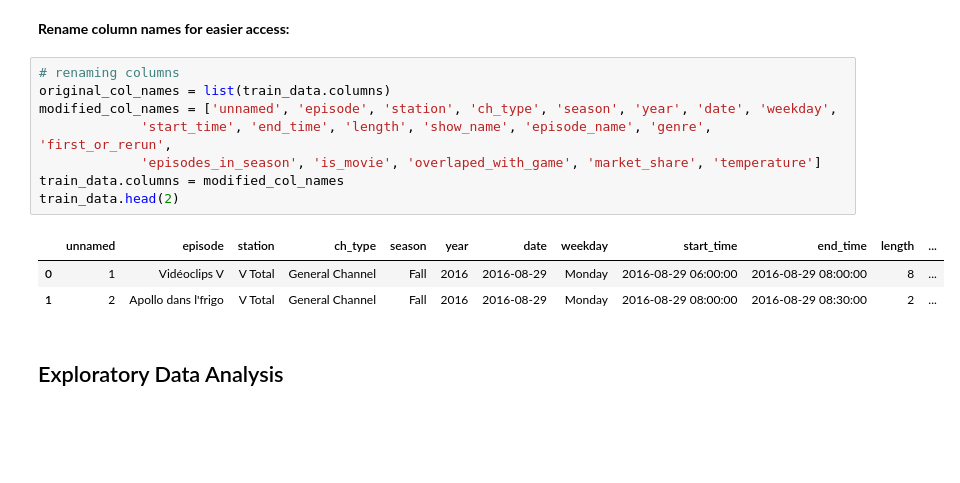
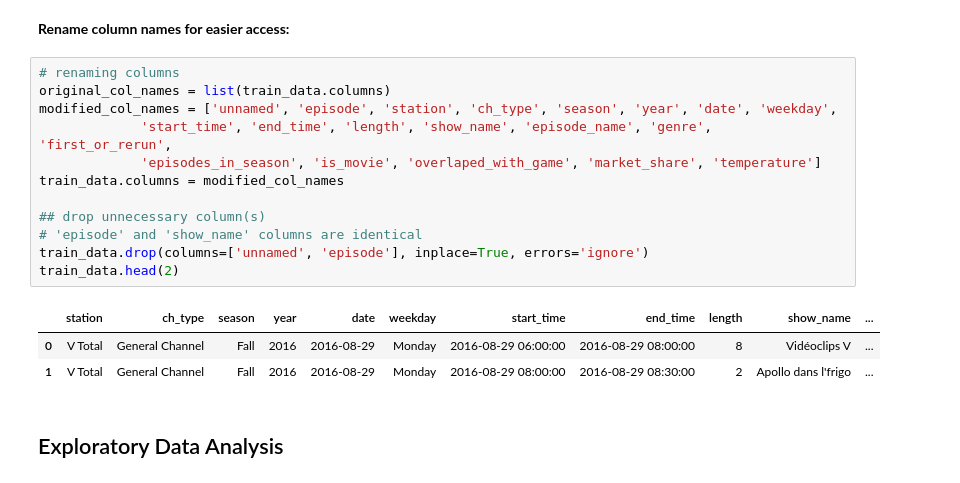
Before and after one commit to Carbonrun/YapAiTek_Challenge, a Jupyter notebook: 01_EDA.ipynb, the cells around one changed output. Drawn from its saved outputs; the diff is of its cells as text; blank space fills up the shorter version.

```diff
--- a/01_EDA.ipynb
+++ b/01_EDA.ipynb
@@ -39,15 +39,19 @@ Training data-set consists of 616656 rows and 20 columns
 # %%
 # renaming columns
 original_col_names = list(train_data.columns)
 modified_col_names = ['unnamed', 'episode', 'station', 'ch_type', 'season', 'year', 'date', 'weekday',
              'start_time', 'end_time', 'length', 'show_name', 'episode_name', 'genre', 'first_or_rerun',
              'episodes_in_season', 'is_movie', 'overlaped_with_game', 'market_share', 'temperature']
 train_data.columns = modified_col_names
+
+## drop unnecessary column(s)
+# 'episode' and 'show_name' columns are identical
+train_data.drop(columns=['unnamed', 'episode'], inplace=True, errors='ignore')
 train_data.head(2)
 # %% [output]
-|  | unnamed | episode | station | ch_type | season | year | date | weekday | start_time | end_time | length | ... |
-| 0 | 1 | Vidéoclips V | V Total | General Channel | Fall | 2016 | 2016-08-29 | Monday | 2016-08-29 06:00:00 | 2016-08-29 08:00:00 | 8 | ... |
-| 1 | 2 | Apollo dans l'frigo | V Total | General Channel | Fall | 2016 | 2016-08-29 | Monday | 2016-08-29 08:00:00 | 2016-08-29 08:30:00 | 2 | ... |
+|  | station | ch_type | season | year | date | weekday | start_time | end_time | length | show_name | ... |
+| 0 | V Total | General Channel | Fall | 2016 | 2016-08-29 | Monday | 2016-08-29 06:00:00 | 2016-08-29 08:00:00 | 8 | Vidéoclips V | ... |
+| 1 | V Total | General Channel | Fall | 2016 | 2016-08-29 | Monday | 2016-08-29 08:00:00 | 2016-08-29 08:30:00 | 2 | Apollo dans l'frigo | ... |
 # %% [markdown]
 ## Exploratory Data Analysis
 # %% [markdown]
```
Also changed, not shown: parts of 28 cells of this notebook, 2 other files.
